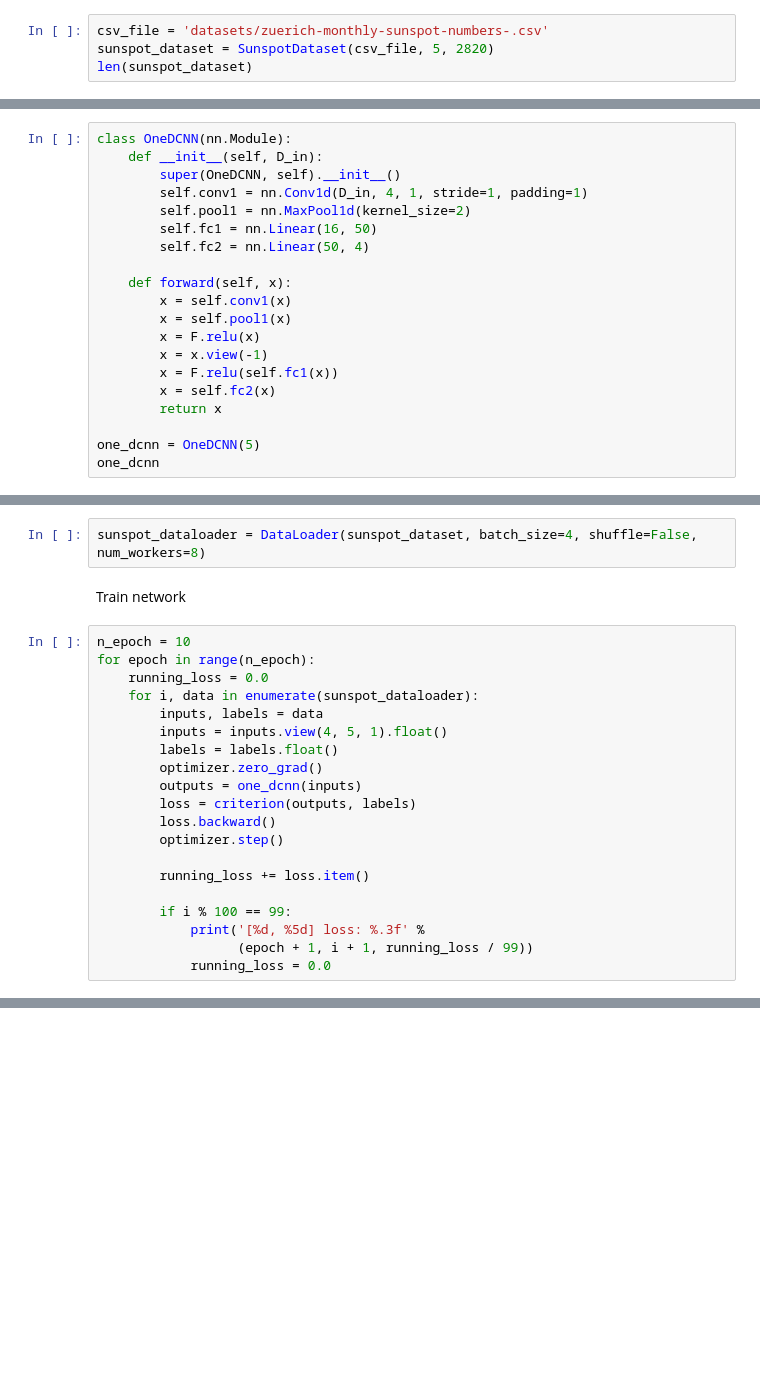
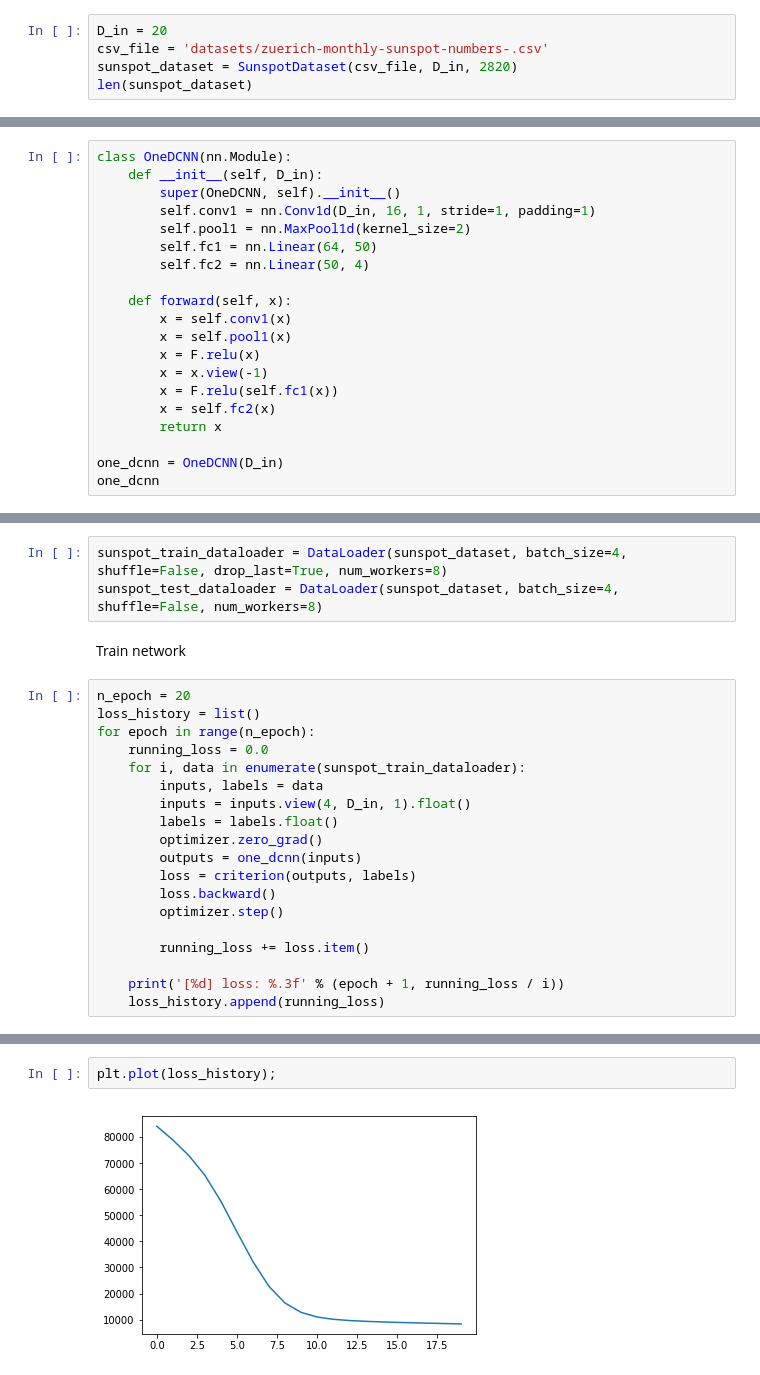
Before and after one commit to lipinski/deep-learning-projects, a Jupyter notebook: ConvolutionalNeuralNetworkForTimeSeries.ipynb, the cells around one changed output, grey strips where cells are left out. Cells and saved outputs as stored; diff of their text form; blank space fills up the shorter version.

Commit message:
Add printing loss history

```diff
--- a/ConvolutionalNeuralNetworkForTimeSeries.ipynb
+++ b/ConvolutionalNeuralNetworkForTimeSeries.ipynb
@@ -75,7 +86,8 @@ class SunspotDataset(Dataset):
 # %% [markdown]
  SunspotDataset class can be instantiated and tested.
 # %%
+D_in = 20
 csv_file = 'datasets/zuerich-monthly-sunspot-numbers-.csv'
-sunspot_dataset = SunspotDataset(csv_file, 5, 2820)
+sunspot_dataset = SunspotDataset(csv_file, D_in, 2820)
 len(sunspot_dataset)
 # %% [output]
@@ -103,9 +135,9 @@ device = 'cuda:0'
 class OneDCNN(nn.Module):
     def __init__(self, D_in):
         super(OneDCNN, self).__init__()
-        self.conv1 = nn.Conv1d(D_in, 4, 1, stride=1, padding=1)
+        self.conv1 = nn.Conv1d(D_in, 16, 1, stride=1, padding=1)
         self.pool1 = nn.MaxPool1d(kernel_size=2)
-        self.fc1 = nn.Linear(16, 50)
+        self.fc1 = nn.Linear(64, 50)
         self.fc2 = nn.Linear(50, 4)
 
     def forward(self, x):
@@ -117,7 +149,7 @@ class OneDCNN(nn.Module):
         x = self.fc2(x)
         return x
 
-one_dcnn = OneDCNN(5)
+one_dcnn = OneDCNN(D_in)
 one_dcnn
 # %% [output]
 OneDCNN(
@@ -136,14 +168,16 @@ Prepare dataloader
 # %%
-sunspot_dataloader = DataLoader(sunspot_dataset, batch_size=4, shuffle=False, num_workers=8)
+sunspot_train_dataloader = DataLoader(sunspot_dataset, batch_size=4, shuffle=False, drop_last=True, num_workers=8)
+sunspot_test_dataloader = DataLoader(sunspot_dataset, batch_size=4, shuffle=False, num_workers=8)
 # %% [markdown]
 Train network
 # %%
-n_epoch = 10
+n_epoch = 20
+loss_history = list()
 for epoch in range(n_epoch):
     running_loss = 0.0
-    for i, data in enumerate(sunspot_dataloader):
+    for i, data in enumerate(sunspot_train_dataloader):
         inputs, labels = data
-        inputs = inputs.view(4, 5, 1).float()
+        inputs = inputs.view(4, D_in, 1).float()
         labels = labels.float()
         optimizer.zero_grad()
         outputs = one_dcnn(inputs)
@@ -153,8 +187,6 @@ for epoch in range(n_epoch):
 
         running_loss += loss.item()
 
-        if i % 100 == 99:
-            print('[%d, %5d] loss: %.3f' %
-                  (epoch + 1, i + 1, running_loss / 99))
-            running_loss = 0.0
+    print('[%d] loss: %.3f' % (epoch + 1, running_loss / i))
+    loss_history.append(running_loss)
 # %% [output]
@@ -170,0 +215,4 @@ for epoch in range(n_epoch):
+# %%
+plt.plot(loss_history);
+# %% [output]
+[figure, added]
```
Also changed, not shown: parts of 19 cells of this notebook.
